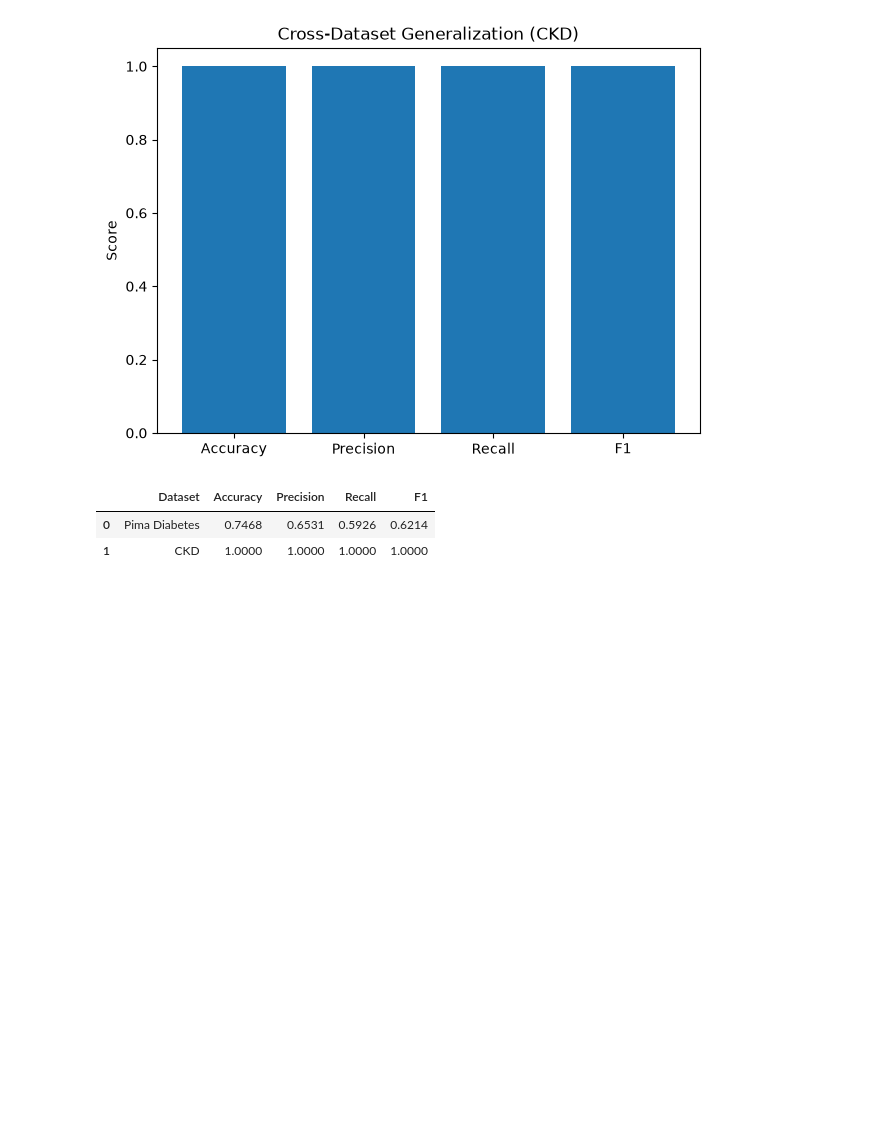
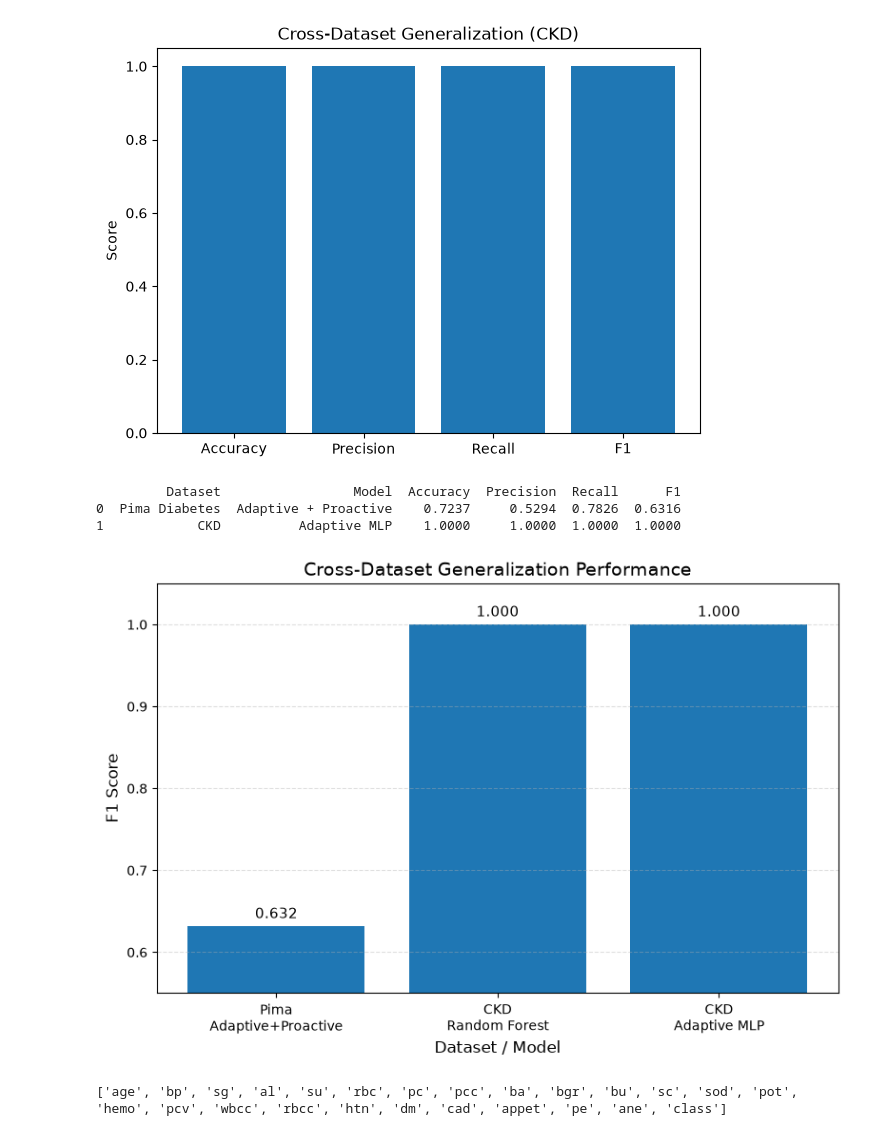
Before and after one commit to ap24110011024/Disease_detection, a Jupyter notebook: notebooks/ckd/generalization.ipynb, the cells around one changed output. Saved outputs shown, nothing was run; the diff lists cells and outputs as text; code cells hidden in the pictures; blank space fills up the shorter version.

Commit message:
Add CKD random forest validation and cross-dataset comparison

```diff
--- a/notebooks/ckd/generalization.ipynb
+++ b/notebooks/ckd/generalization.ipynb
@@ -167,15 +201,21 @@ plt.show()
 [figure]
 # %%
 comparison = pd.DataFrame({
-    "Dataset":["Pima Diabetes","CKD"],
-    "Accuracy":[0.7468, accuracy],
-    "Precision":[0.6531, precision],
-    "Recall":[0.5926, recall],
-    "F1":[0.6214, f1]
+    "Dataset": ["Pima Diabetes", "CKD"],
+    "Model": ["Adaptive + Proactive", "Adaptive MLP"],
+    "Accuracy": [0.7237, accuracy],
+    "Precision": [0.5294, precision],
+    "Recall": [0.7826, recall],
+    "F1": [0.6316, f1]
 })
 
-comparison
+comparison.to_csv(
+    "../../results/week6/pima_vs_ckd_comparison.csv",
+    index=False
+)
+
+print(comparison)
 # %% [output]
-|  | Dataset | Accuracy | Precision | Recall | F1 |
-| 0 | Pima Diabetes | 0.7468 | 0.6531 | 0.5926 | 0.6214 |
-| 1 | CKD | 1.0000 | 1.0000 | 1.0000 | 1.0000 |
+         Dataset                 Model  Accuracy  Precision  Recall      F1
+0  Pima Diabetes  Adaptive + Proactive    0.7237     0.5294  0.7826  0.6316
+1            CKD          Adaptive MLP    1.0000     1.0000  1.0000  1.0000
@@ -183,0 +222,55 @@ comparison.to_csv("../../results/week6/pima_vs_ckd_comparison.csv", index=False)
+# %%
+import matplotlib.pyplot as plt
+import os
+
+os.makedirs("../../results/week6", exist_ok=True)
+
+models = [
+    "Pima\nAdaptive+Proactive",
+    "CKD\nRandom Forest",
+    "CKD\nAdaptive MLP"
+]
+
+f1_scores = [
+    0.6316,   # Pima Adaptive + Proactive
+    1.0000,   # CKD Random Forest
+    1.0000    # CKD Adaptive MLP
+]
+
+plt.figure(figsize=(8,5.5))
+
+bars = plt.bar(models, f1_scores)
+
+plt.ylabel("F1 Score", fontsize=12)
+plt.xlabel("Dataset / Model", fontsize=12)
+plt.title("Cross-Dataset Generalization Performance", fontsize=14)
+
+plt.ylim(0.55, 1.05)
+
+for bar in bars:
+    h = bar.get_height()
+    plt.text(
+        bar.get_x() + bar.get_width()/2,
+        h + 0.01,
+        f"{h:.3f}",
+        ha="center",
+        fontsize=11
+    )
+
+plt.grid(axis="y", linestyle="--", alpha=0.4)
+
+plt.tight_layout()
+
+plt.savefig(
+    "../../results/week6/figure_generalization.png",
+    dpi=300,
+    bbox_inches="tight"
+)
+
+plt.show()
+# %% [output]
+[figure, added]
+# %%
+print(df.columns.tolist())
+# %% [output]
+['age', 'bp', 'sg', 'al', 'su', 'rbc', 'pc', 'pcc', 'ba', 'bgr', 'bu', 'sc', 'sod', 'pot', 'hemo', 'pcv', 'wbcc', 'rbcc', 'htn', 'dm', 'cad', 'appet', 'pe', 'ane', 'class']
```
Also changed, not shown: parts of 6 cells of this notebook, 6 other files.
